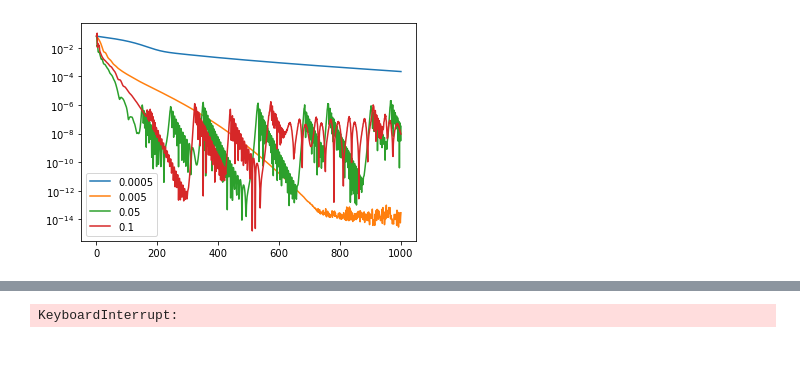
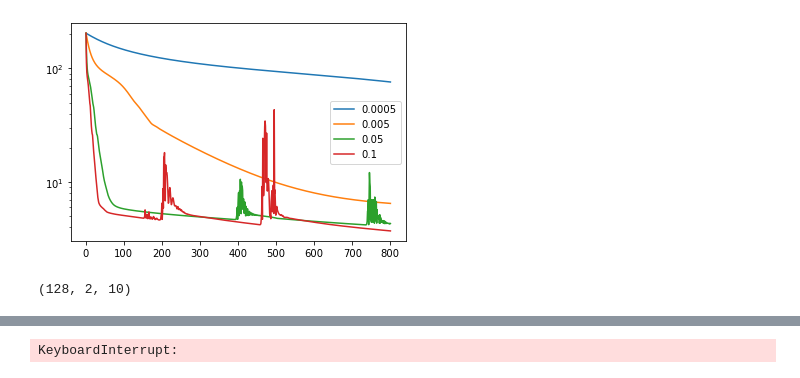
Before and after one commit to dgan181/modular-boostrap, a Jupyter notebook: boots.ipynb, the cells around one changed output, grey strips where cells are left out. Drawn from its saved outputs; the diff is of its cells as text; code cells hidden in the pictures.

```diff
--- a/boots.ipynb
+++ b/boots.ipynb
@@ -5,13 +5,16 @@ import jax.numpy as jnp
 import matplotlib.pyplot as plt
 from tqdm import tqdm
 import optax
-from jax import jit, vmap, lax, grad
+from jax import jit, vmap, lax, grad, jacfwd
 
 from functools import partial
 
 from scipy import optimize
 
 jax.config.update("jax_enable_x64", True)
+jnp.set_printoptions(precision=20)
+
+from matplotlib.pyplot import cm
 # %%
 def boots(beta,c, params, opt_fn, opt_state, steps=100):
     """ finds deltas
@@ -19,7 +22,7 @@ def boots(beta,c, params, opt_fn, opt_state, steps=100):
         Params:
         beta - random point for beta
         c - central charge
-        deltas - intitalised deltas
+        deltas - intitialised deltas
         opt_fn - optimization function e.g. Adam
         opt_state - initial state
 
@@ -27,10 +30,11 @@ def boots(beta,c, params, opt_fn, opt_state, steps=100):
         losses, deltas, state
 
     """
-    @jit
+#     @jit
     def loss_function(params):
-        identy = vmap(reduced_partition_function_spinless, in_axes=(0,0,None), out_axes=0)(params, beta, c)
-        transformed = vmap(reduced_partition_function_spinless, in_axes=(0,0, None), out_axes=0)(params, 1/beta, c)
+        identy = vmap(reduced_partition_function_spinless, in_axes=(None, 0, None), out_axes=0)(params, beta, c)
+        transformed = vmap(reduced_partition_function_spinless, in_axes=(None, 0, None), out_axes=0)(params, 1/beta, c)
+#         print(identy.shape)
         return jnp.mean((identy-transformed)**2) # mean squared loss
 
     losses = []
@@ -43,25 +47,31 @@ def boots(beta,c, params, opt_fn, opt_state, steps=100):
 
     return jnp.stack(losses), params, opt_state
 # %%
-batch_size = 128
+number_delta = 10
 rng = random.PRNGKey(12)
 keys = random.split(rng, 2)
-beta = (random.uniform(keys[0], (batch_size,)) + 1/2 )
-params = random.uniform(keys[1], (batch_size, 2, 10))*2
-
-c = 1/2
-step=1000
+batch_size = 128
+params = random.uniform(keys[1], (batch_size, 2, number_delta))*2
+beta_size = 2*number_delta
+beta = (random.uniform(keys[0], (beta_size,)) + 1/2 )
+c = 4
+step=800
 
 # test for different learning rates
-for lr in [5e-4, 5e-3, 5e-2, 0.1]:
+for lr in [5e-4 ,5e-3, 5e-2, 0.1]:
     adam = optax.adam(learning_rate=lr)
+#     params = random.uniform(keys[1], (2, number_delta))*2
     params = random.uniform(keys[1], (batch_size, 2, 10))*2
     losses, params, _ = boots(beta, c, params, opt_fn=adam.update, opt_state=adam.init(params),steps=step)
     steps = np.linspace(1,step,step)
     plt.plot(steps,losses,label=f"{lr}")
     plt.yscale("log")
     plt.legend()
 
     # print(learned_deltas)
 # %% [output]
-[figure, old version]
+[figure, new version]
+# %%
+params.shape
+# %% [output]
+(128, 2, 10)
```
Also changed, not shown: parts of 45 cells of this notebook, 3 other files.
